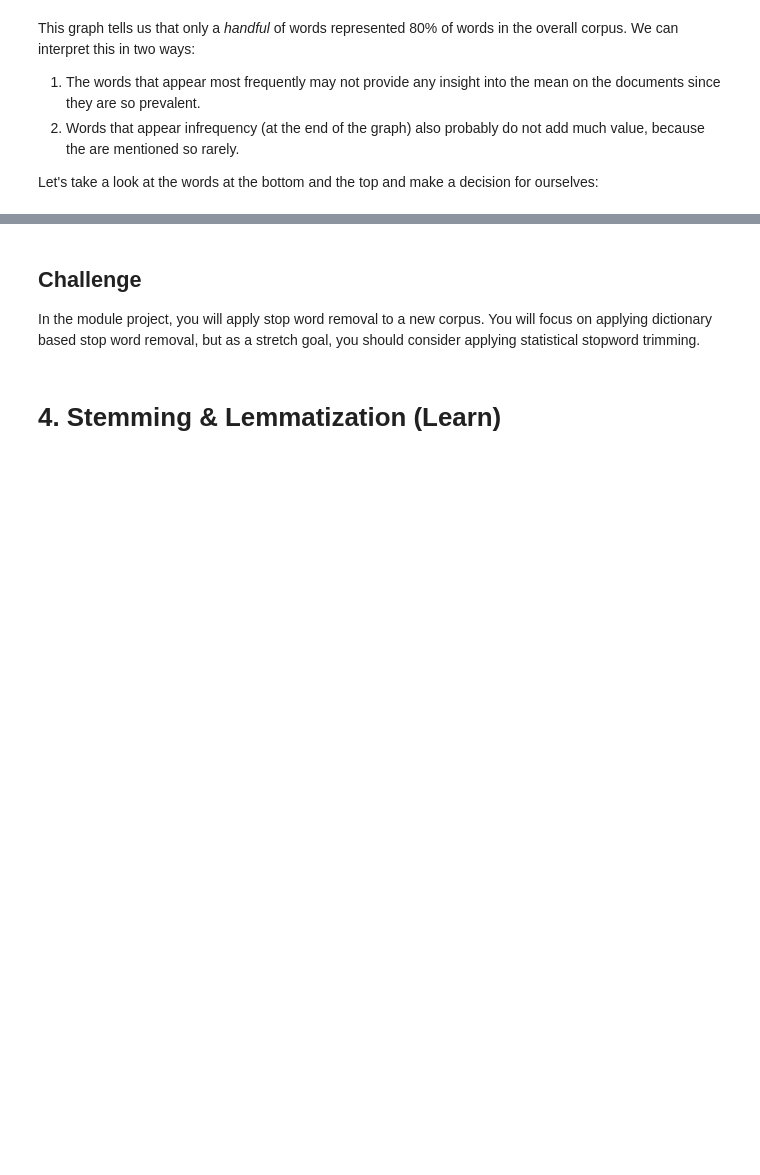
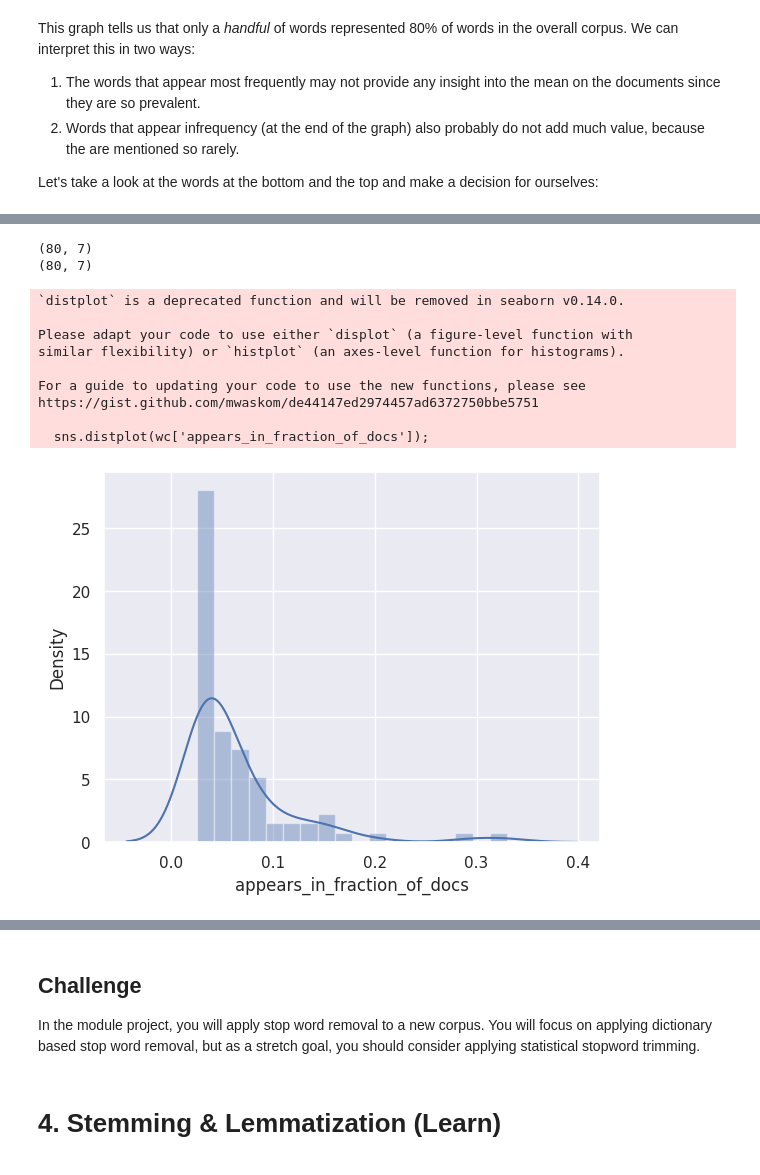
Before and after one commit to tsangrebecca/BloomTech, a Jupyter notebook: Sprint13/M1_DS_411_Text_Data_Lecture_GP.ipynb, the cells around one changed output, grey strips where cells are left out. Drawn from its saved outputs; the diff is of its cells as text; code cells hidden in the pictures; blank space fills up the shorter version.

```diff
--- a/Sprint13/M1_DS_411_Text_Data_Lecture_GP.ipynb
+++ b/Sprint13/M1_DS_411_Text_Data_Lecture_GP.ipynb
@@ -447,12 +516,12 @@ from collections import Counter
 
 ### BEGIN SOLUTION
 # The object `Counter` takes an iterable, but you can instantiate an empty one and update it.
-
+word_counts = Counter()
 
 # Update it based on a split of each of our documents
-
+df['tokens'].apply(lambda x: word_counts.update(x))
 
 # Print out the 10 most common words
-
+word_counts.most_common(10)
 
 ### END SOLUTION
@@ -592,14 +750,22 @@ dir(doc)
 # %% [markdown]
 Let's create a tokenizer using `spacy`
-# %%
-%%time
-# create a tokenizer using spacy
-
-### BEGIN SOLUTION
-
-
-
-# save tokens to df
-df['spacy_tokens'] = ...
-
-### END SOLUTION
+# %%
+%%time
+# create a tokenizer using spacy
+# TEXT -> NLP including tokenizer, tagger, parser, ner -> Spacy Doc
+
+### BEGIN SOLUTION
+tokens = []
+for doc in nlp.pipe(df['reviews.text']): # use spacy pipeline when iterating through docs, each doc is one paragraph
+
+  doc_tokens = []
+
+  for token in doc:
+    doc_tokens.append(token.text) # token.text is one of the attributes
+
+  tokens.append(doc_tokens)
+
+# save tokens to df
+df['spacy_tokens'] = tokens
+
+### END SOLUTION
@@ -751,0 +1020,19 @@ sns.distplot(wc['appears_in_fraction_of_docs']);
+# %%
+# Tree-Map w/ Words that appear in at least 1% of documents.
+print(wc.shape)
+wc = wc[wc['appears_in_fraction_of_docs'] >= 0.001]
+print(wc.shape)
+sns.distplot(wc['appears_in_fraction_of_docs']);
+# %% [output]
+(80, 7)
+(80, 7)
+`distplot` is a deprecated function and will be removed in seaborn v0.14.0.
+
+Please adapt your code to use either `displot` (a figure-level function with
+similar flexibility) or `histplot` (an axes-level function for histograms).
+
+For a guide to updating your code to use the new functions, please see
+https://gist.github.com/mwaskom/de44147ed2974457ad6372750bbe5751
+
+  sns.distplot(wc['appears_in_fraction_of_docs']);
+[figure, added]
```
Also changed, not shown: parts of 56 cells of this notebook.
